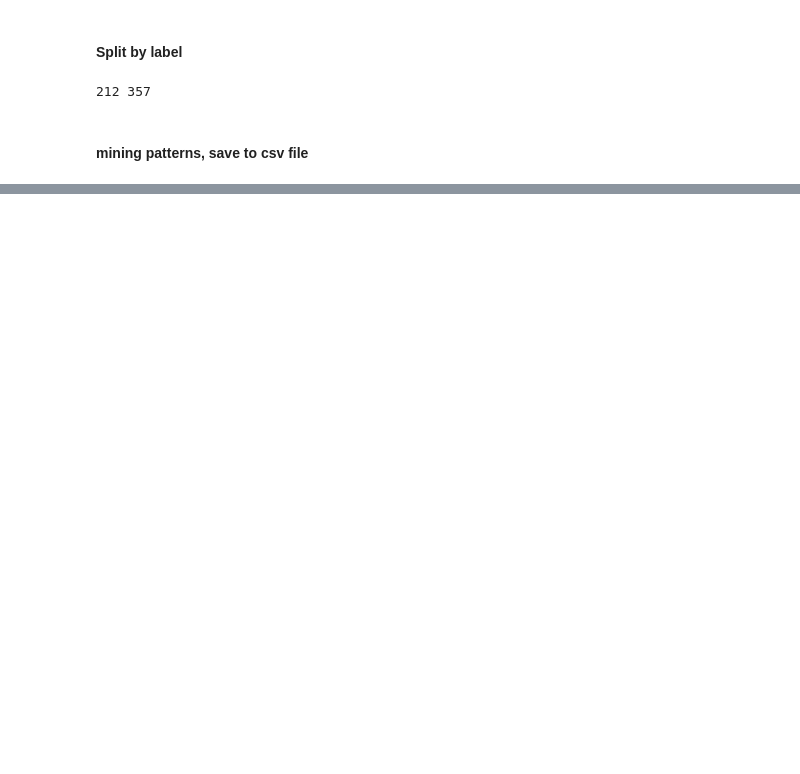
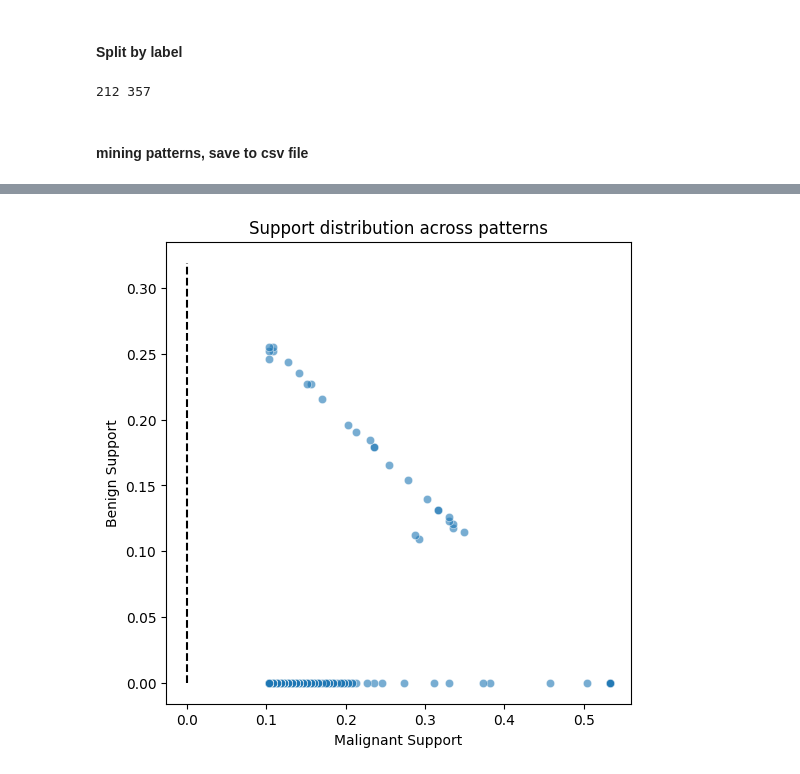
Before and after one commit to yukunf/SC4020DiseaseMining, a Jupyter notebook: task2.ipynb, the cells around one changed output, grey strips where cells are left out. Cells and saved outputs as stored; diff of their text form; code cells hidden in the pictures; blank space fills up the shorter version.

```diff
--- a/task2.ipynb
+++ b/task2.ipynb
@@ -403,0 +500,13 @@ ServerApp.rate_limit_window=3.0 (secs)
+# %%
+plt.figure(figsize=(6,6))
+sns.scatterplot(data=malignant_diff, x="msupport", y="bsupport", alpha=0.6)
+
+# 对角线表示支持度相等
+plt.plot([0, max(benign_diff['msupport'])], [0, max(benign_diff['bsupport'])], 'k--')
+
+plt.xlabel("Malignant Support")
+plt.ylabel("Benign Support")
+plt.title("Support distribution across patterns")
+plt.show()
+# %% [output]
+[figure, added]
```
Also changed, not shown: parts of 10 cells of this notebook.
